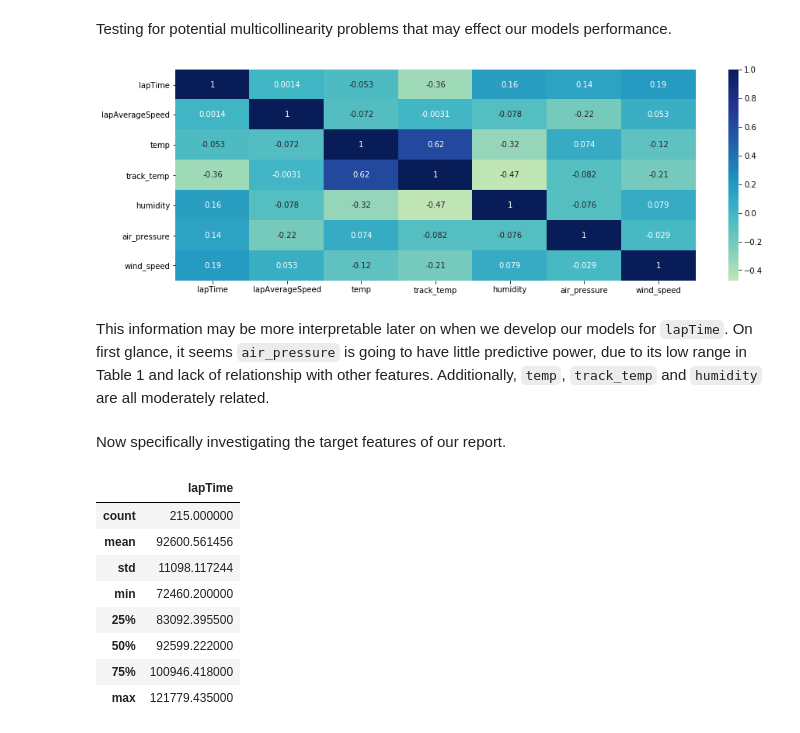
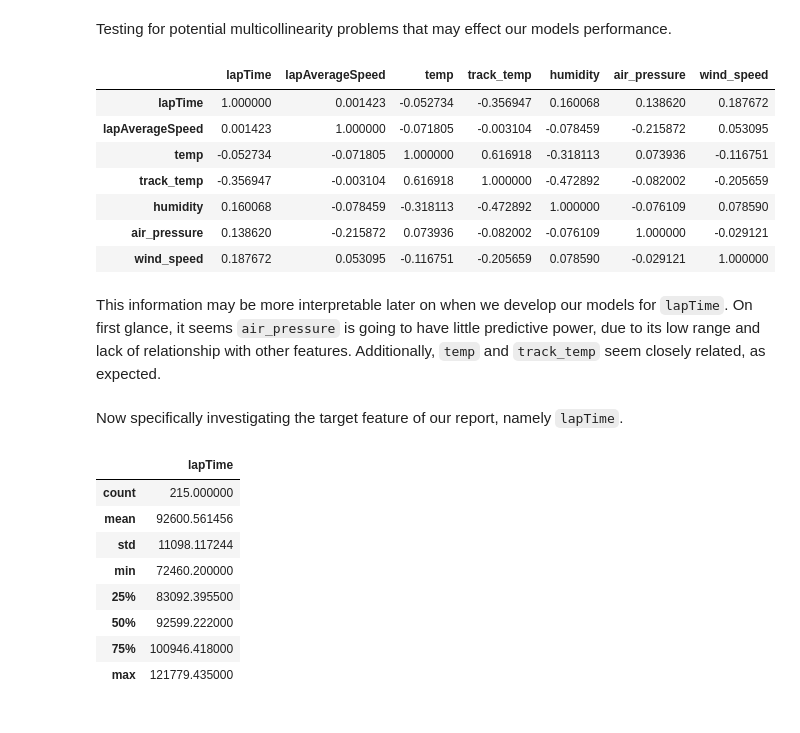
Before and after one commit to floeck/f1-weather-analysis, a Jupyter notebook: notebooks/V10FTW_Project.ipynb, the cells around one changed output. Cells and saved outputs as stored; diff of their text form; code cells hidden in the pictures.

```diff
--- a/notebooks/V10FTW_Project.ipynb
+++ b/notebooks/V10FTW_Project.ipynb
@@ -277,14 +260,21 @@ Table 2: Summary of categorical features
 ### Continuous Features
 # %% [markdown]
 Testing for potential multicollinearity problems that may effect our models performance.
-# %%
-plt.figure(figsize=(15,5)); p = sns.heatmap(data=df.corr(method='spearman'), annot=True, cmap='YlGnBu', center=0)
-# %% [output]
-[figure, removed]
+# %%
+df.corr(method='spearman')
+# %% [output]
+|  | lapTime | lapAverageSpeed | temp | track_temp | humidity | air_pressure | wind_speed |
+| lapTime | 1.000000 | 0.001423 | -0.052734 | -0.356947 | 0.160068 | 0.138620 | 0.187672 |
+| lapAverageSpeed | 0.001423 | 1.000000 | -0.071805 | -0.003104 | -0.078459 | -0.215872 | 0.053095 |
+| temp | -0.052734 | -0.071805 | 1.000000 | 0.616918 | -0.318113 | 0.073936 | -0.116751 |
+| track_temp | -0.356947 | -0.003104 | 0.616918 | 1.000000 | -0.472892 | -0.082002 | -0.205659 |
+| humidity | 0.160068 | -0.078459 | -0.318113 | -0.472892 | 1.000000 | -0.076109 | 0.078590 |
+| air_pressure | 0.138620 | -0.215872 | 0.073936 | -0.082002 | -0.076109 | 1.000000 | -0.029121 |
+| wind_speed | 0.187672 | 0.053095 | -0.116751 | -0.205659 | 0.078590 | -0.029121 | 1.000000 |
 # %% [markdown]
-This information may be more interpretable later on when we develop our models for `lapTime`. On first glance, it seems `air_pressure` is going to have little predictive power, due to its low range in Table 1 and lack of relationship with other features. Additionally, `temp`, `track_temp` and `humidity` are all moderately related.
+This information may be more interpretable later on when we develop our models for `lapTime`. On first glance, it seems `air_pressure` is going to have little predictive power, due to its low range and lack of relationship with other features. Additionally, `temp` and `track_temp` seem closely related, as expected.
 # %% [markdown]
-Now specifically investigating the target features of our report.
+Now specifically investigating the target feature of our report, namely `lapTime`.
 # %%
 df[['lapTime']].describe()
 # %% [output]
```
Also changed, not shown: parts of 31 cells of this notebook, 1 other file.
